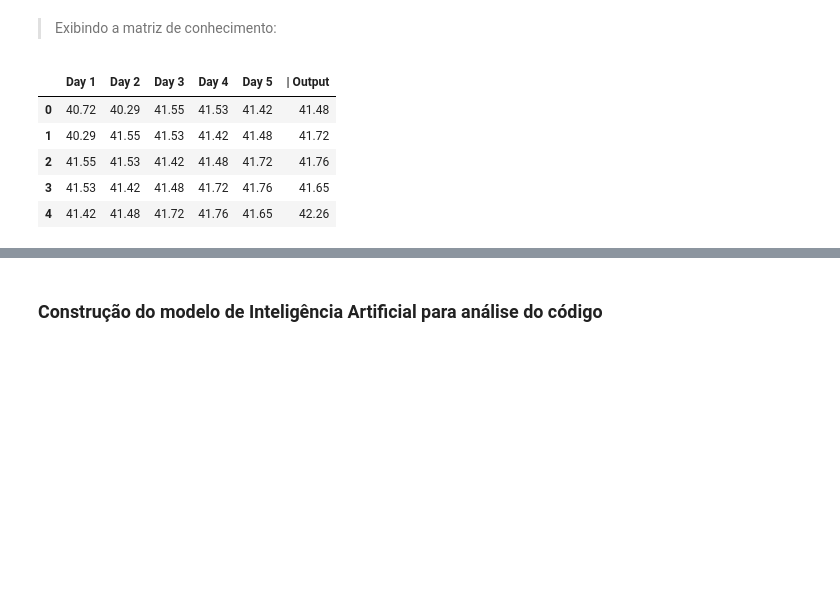
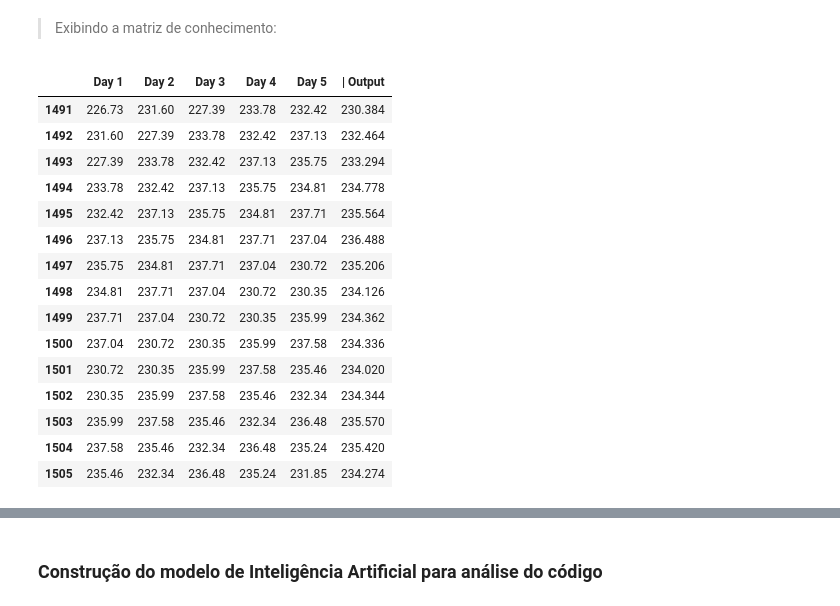
Before and after one commit to luca-ferro/atividade2ia, a Jupyter notebook: Atividade2IA.ipynb, the cells around one changed output, grey strips where cells are left out. Drawn from its saved outputs; the diff is of its cells as text; code cells hidden in the pictures; blank space fills up the shorter version.

```diff
--- a/Atividade2IA.ipynb
+++ b/Atividade2IA.ipynb
@@ -71,20 +71,30 @@ window_size = 5
 data = np.zeros((len(df) - window_size, window_size + 1))
 for i in range(window_size, len(df)):
     data[i-window_size, :-1] = df.iloc[i-window_size:i, 1].values
-    data[i-window_size, -1] = df.iloc[i, 1]
+    data[i-window_size, -1] = np.mean(df.iloc[i-window_size:i, 1])
 # %% [markdown]
 > Exibindo a matriz de conhecimento:
 # %%
 columns = [f'Day {i}' for i in range(1, window_size+1, 1)] + ['| Output']
 knowledge_matrix = pd.DataFrame(data, columns=columns)
-display(knowledge_matrix.head())
+display(knowledge_matrix.tail(15))
 # %% [output]
 |  | Day 1 | Day 2 | Day 3 | Day 4 | Day 5 | | Output |
-| 0 | 40.72 | 40.29 | 41.55 | 41.53 | 41.42 | 41.48 |
-| 1 | 40.29 | 41.55 | 41.53 | 41.42 | 41.48 | 41.72 |
-| 2 | 41.55 | 41.53 | 41.42 | 41.48 | 41.72 | 41.76 |
-| 3 | 41.53 | 41.42 | 41.48 | 41.72 | 41.76 | 41.65 |
-| 4 | 41.42 | 41.48 | 41.72 | 41.76 | 41.65 | 42.26 |
+| 1491 | 226.73 | 231.60 | 227.39 | 233.78 | 232.42 | 230.384 |
+| 1492 | 231.60 | 227.39 | 233.78 | 232.42 | 237.13 | 232.464 |
+| 1493 | 227.39 | 233.78 | 232.42 | 237.13 | 235.75 | 233.294 |
+| 1494 | 233.78 | 232.42 | 237.13 | 235.75 | 234.81 | 234.778 |
+| 1495 | 232.42 | 237.13 | 235.75 | 234.81 | 237.71 | 235.564 |
+| 1496 | 237.13 | 235.75 | 234.81 | 237.71 | 237.04 | 236.488 |
+| 1497 | 235.75 | 234.81 | 237.71 | 237.04 | 230.72 | 235.206 |
+| 1498 | 234.81 | 237.71 | 237.04 | 230.72 | 230.35 | 234.126 |
+| 1499 | 237.71 | 237.04 | 230.72 | 230.35 | 235.99 | 234.362 |
+| 1500 | 237.04 | 230.72 | 230.35 | 235.99 | 237.58 | 234.336 |
+| 1501 | 230.72 | 230.35 | 235.99 | 237.58 | 235.46 | 234.020 |
+| 1502 | 230.35 | 235.99 | 237.58 | 235.46 | 232.34 | 234.344 |
+| 1503 | 235.99 | 237.58 | 235.46 | 232.34 | 236.48 | 235.570 |
+| 1504 | 237.58 | 235.46 | 232.34 | 236.48 | 235.24 | 235.420 |
+| 1505 | 235.46 | 232.34 | 236.48 | 235.24 | 231.85 | 234.274 |
 # %%
 plt.plot(knowledge_matrix.index, knowledge_matrix['| Output'])
 plt.xlabel('Days')
```
Also changed, not shown: parts of 5 cells of this notebook.
